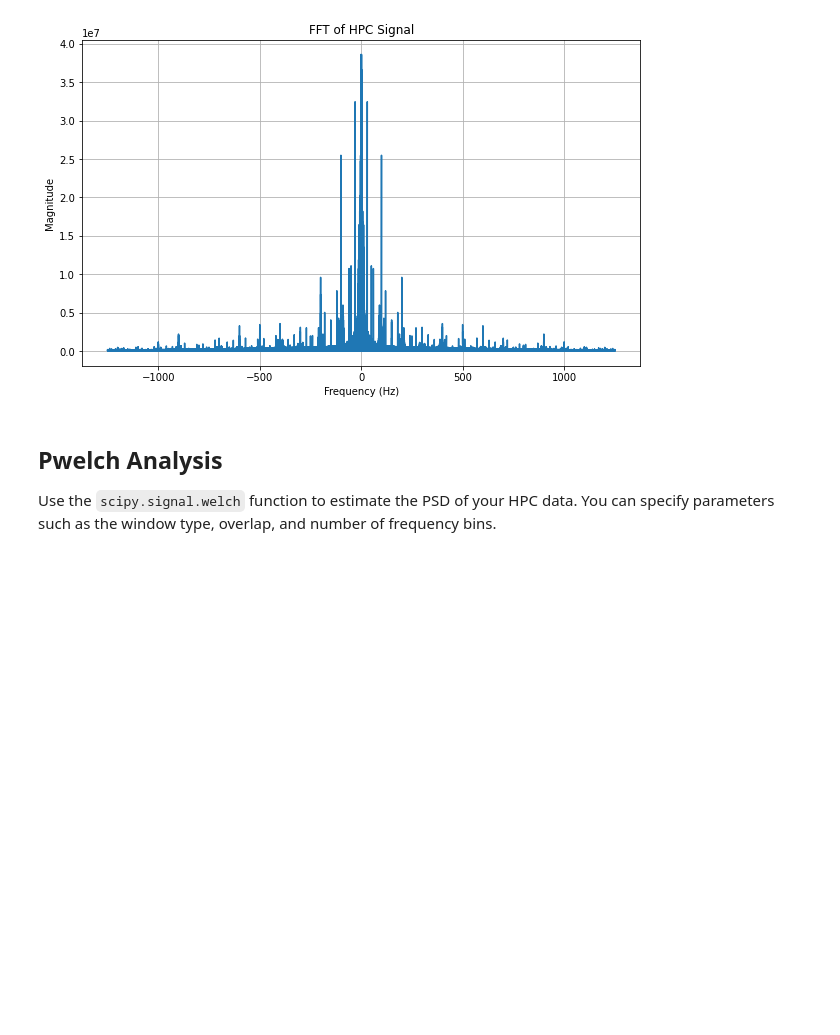
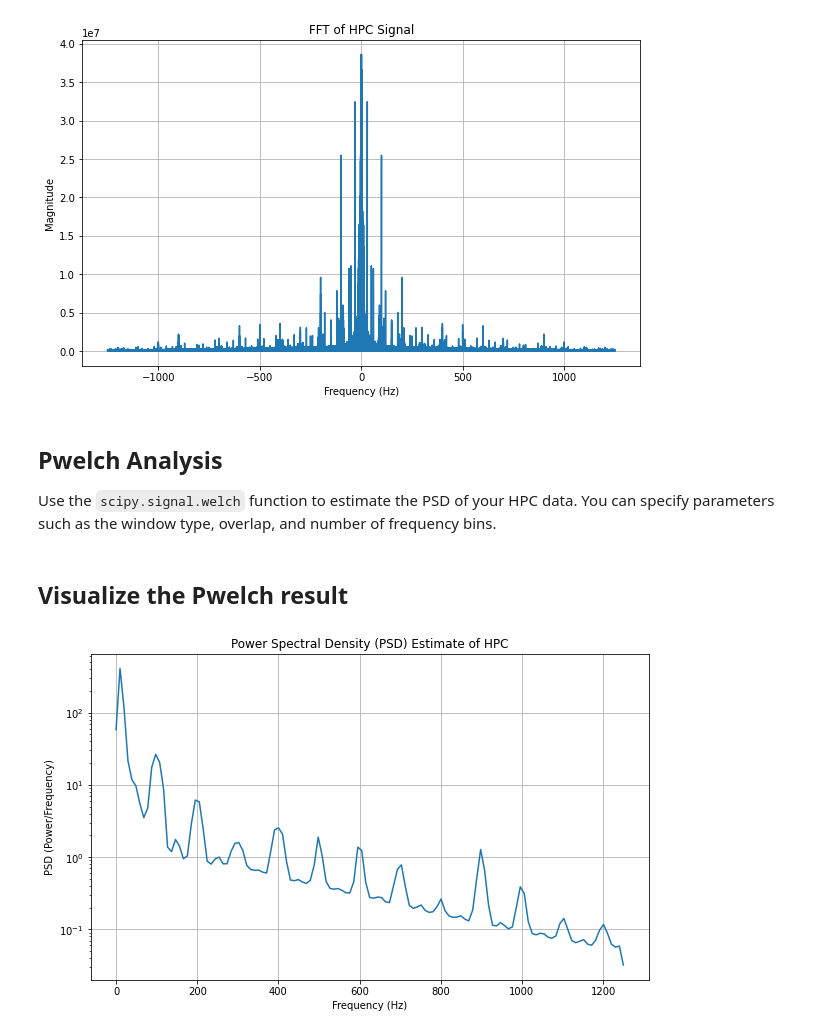
Before and after one commit to conscioustahoe/sleep-scoring-analysis, a Jupyter notebook: fft_vs_pwelch.ipynb, the cells around one changed output. Cells and saved outputs as stored; diff of their text form; code cells hidden in the pictures; blank space fills up the shorter version.

Commit message:
update plot

```diff
--- a/fft_vs_pwelch.ipynb
+++ b/fft_vs_pwelch.ipynb
@@ -79,10 +79,21 @@ Use the `scipy.signal.welch` function to estimate the PSD of your HPC data. You
 # %%
 from scipy import signal
 
-fs = 2500  # Sampling frequency (replace with your actual sampling rate)
+fs = 2500
 nperseg = 256  # Length of each segment
 noverlap = 128  # Overlap between segments
 window = 'hamming'  # Window function (e.g., 'hamming', 'hann', 'blackman')
 
-# Perform PSD estimation
-frequencies, psd = signal.welch(hpc_data, fs=fs, nperseg=nperseg, noverlap=noverlap, window=window)
+frequencies, psd = signal.welch(hpc_signal, fs=fs, nperseg=nperseg, noverlap=noverlap, window=window)
+# %% [markdown]
+## Visualize the Pwelch result
+# %%
+plt.figure(figsize=(10, 6))
+plt.semilogy(frequencies, psd)
+plt.xlabel('Frequency (Hz)')
+plt.ylabel('PSD (Power/Frequency)')
+plt.title('Power Spectral Density (PSD) Estimate of HPC')
+plt.grid()
+plt.show()
+# %% [output]
+[figure, added]
```
